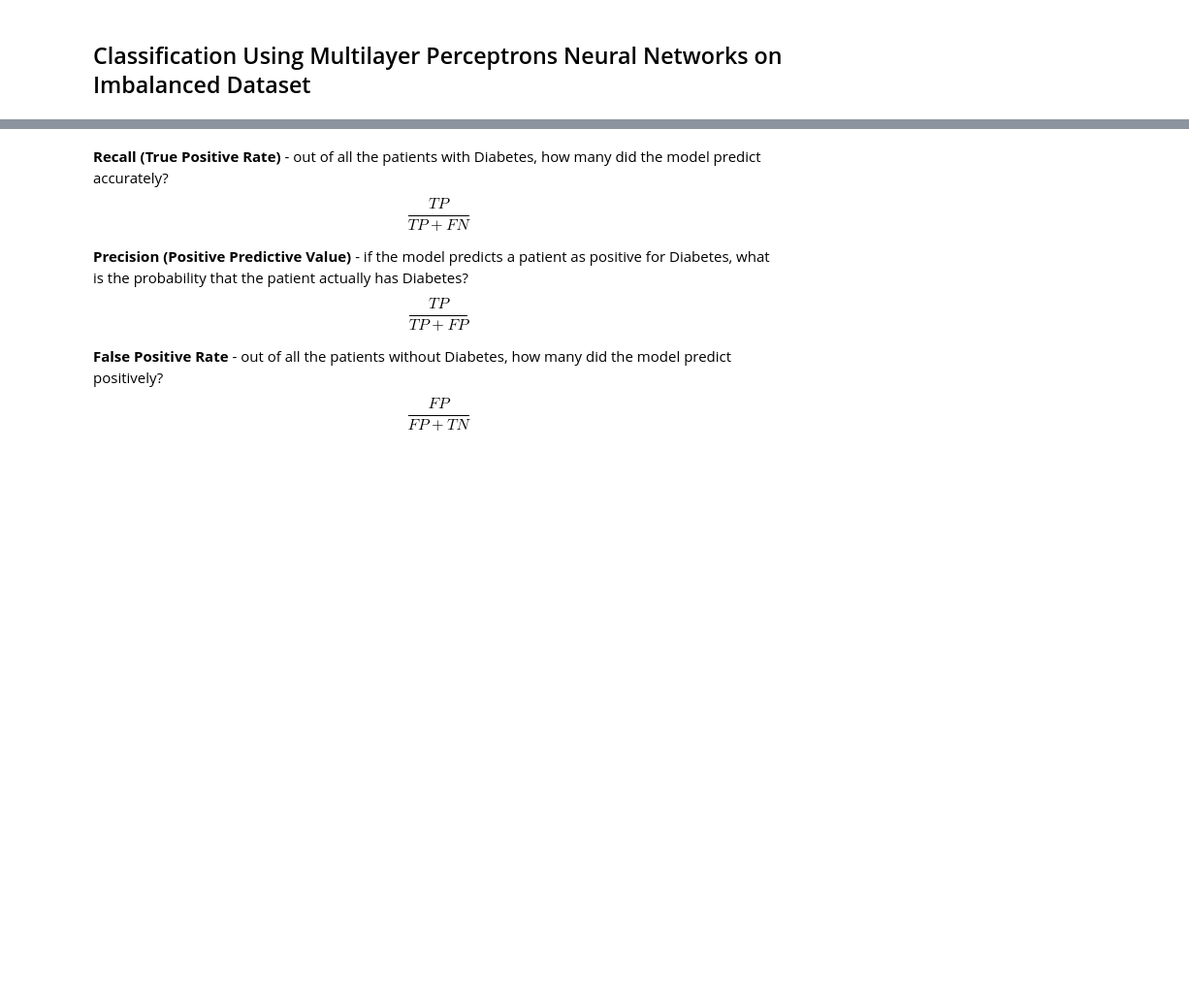
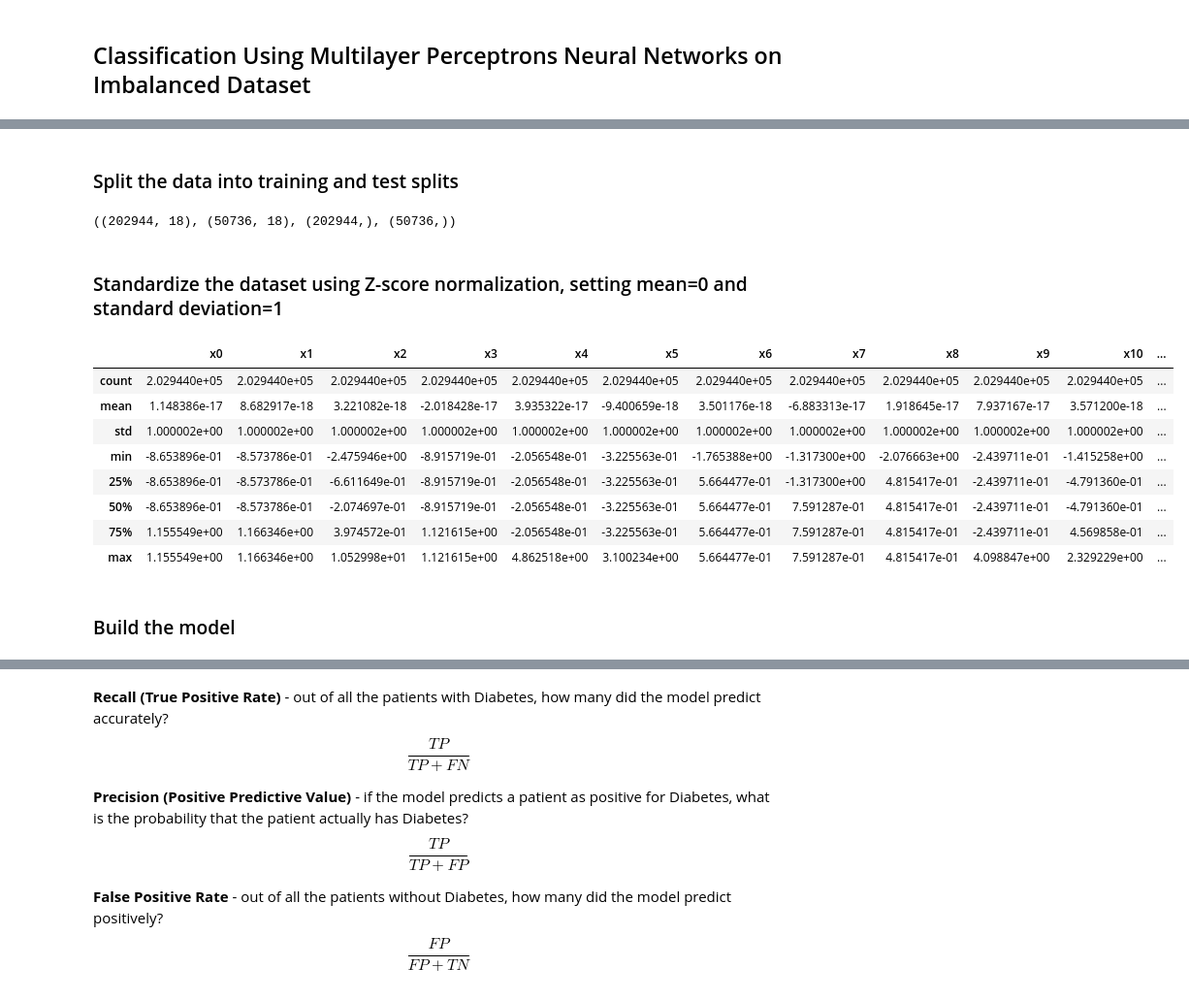
Before and after one commit to cepulmano/ai-healthcare-medicine, a Jupyter notebook: day2/predictiveanalytics/DiabetesPrediction.ipynb, the cells around one changed output, grey strips where cells are left out. Shown at 97% size. Drawn from its saved outputs; the diff is of its cells as text; code cells hidden in the pictures; blank space fills up the shorter version.

```diff
--- a/day2/predictiveanalytics/DiabetesPrediction.ipynb
+++ b/day2/predictiveanalytics/DiabetesPrediction.ipynb
@@ -137,0 +86,38 @@ True Positive: 1131
+# %% [markdown]
+### Split the data into training and test splits
+# %%
+from sklearn.model_selection import train_test_split
+
+# Separate features (X) and target variable (y)
+X = df.drop('DiabetesOutcome', axis=1)
+y = df['DiabetesOutcome']
+
+# Split data into training and testing sets
+X_train, X_test, y_train, y_test = train_test_split(X, y, test_size=0.2, random_state=42)
+X_train.shape, X_test.shape, y_train.shape, y_test.shape
+# %% [output]
+((202944, 18), (50736, 18), (202944,), (50736,))
+# %% [markdown]
+### Standardize the dataset using Z-score normalization, setting mean=0 and standard deviation=1
+# %%
+from sklearn.preprocessing import StandardScaler
+
+# Scale the features using StandardScaler
+scaler = StandardScaler()
+scaler.set_output(transform="pandas")
+X_train = scaler.fit_transform(X_train)
+X_test = scaler.transform(X_test)
+
+X_train.describe()
+# %% [output]
+|  | x0 | x1 | x2 | x3 | x4 | x5 | x6 | x7 | x8 | x9 | x10 | ... |
+| count | 2.029440e+05 | 2.029440e+05 | 2.029440e+05 | 2.029440e+05 | 2.029440e+05 | 2.029440e+05 | 2.029440e+05 | 2.029440e+05 | 2.029440e+05 | 2.029440e+05 | 2.029440e+05 | ... |
+| mean | 1.148386e-17 | 8.682917e-18 | 3.221082e-18 | -2.018428e-17 | 3.935322e-17 | -9.400659e-18 | 3.501176e-18 | -6.883313e-17 | 1.918645e-17 | 7.937167e-17 | 3.571200e-18 | ... |
+| std | 1.000002e+00 | 1.000002e+00 | 1.000002e+00 | 1.000002e+00 | 1.000002e+00 | 1.000002e+00 | 1.000002e+00 | 1.000002e+00 | 1.000002e+00 | 1.000002e+00 | 1.000002e+00 | ... |
+| min | -8.653896e-01 | -8.573786e-01 | -2.475946e+00 | -8.915719e-01 | -2.056548e-01 | -3.225563e-01 | -1.765388e+00 | -1.317300e+00 | -2.076663e+00 | -2.439711e-01 | -1.415258e+00 | ... |
+| 25% | -8.653896e-01 | -8.573786e-01 | -6.611649e-01 | -8.915719e-01 | -2.056548e-01 | -3.225563e-01 | 5.664477e-01 | -1.317300e+00 | 4.815417e-01 | -2.439711e-01 | -4.791360e-01 | ... |
+| 50% | -8.653896e-01 | -8.573786e-01 | -2.074697e-01 | -8.915719e-01 | -2.056548e-01 | -3.225563e-01 | 5.664477e-01 | 7.591287e-01 | 4.815417e-01 | -2.439711e-01 | -4.791360e-01 | ... |
+| 75% | 1.155549e+00 | 1.166346e+00 | 3.974572e-01 | 1.121615e+00 | -2.056548e-01 | -3.225563e-01 | 5.664477e-01 | 7.591287e-01 | 4.815417e-01 | -2.439711e-01 | 4.569858e-01 | ... |
+| max | 1.155549e+00 | 1.166346e+00 | 1.052998e+01 | 1.121615e+00 | 4.862518e+00 | 3.100234e+00 | 5.664477e-01 | 7.591287e-01 | 4.815417e-01 | 4.098847e+00 | 2.329229e+00 | ... |
+# %% [markdown]
+### Build the model
```
Also changed, not shown: parts of 4 cells of this notebook.
